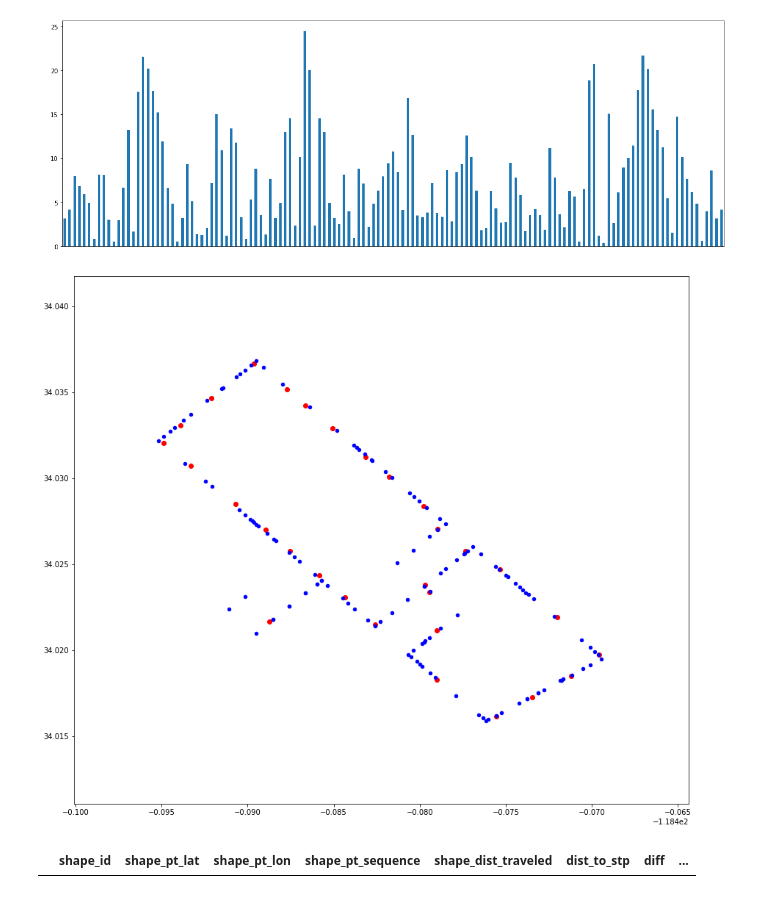
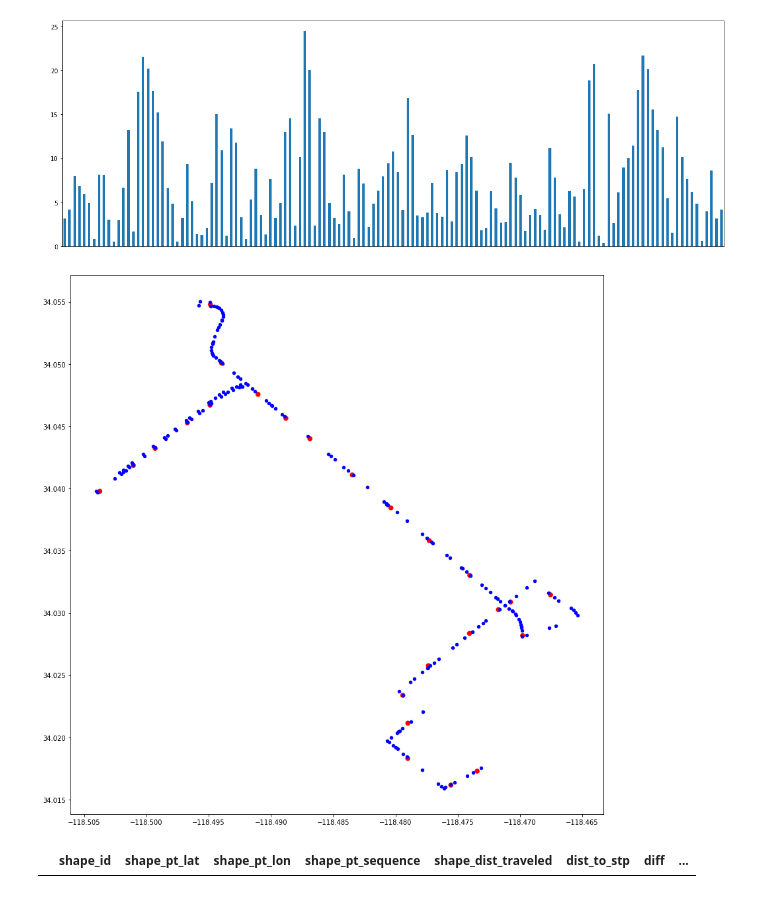
Before and after one commit to dandresen/work-gtfs-qa, a Jupyter notebook: Add-Stop-LatLon-2Shapes-testing.ipynb, the cells around one changed output. Saved outputs shown, nothing was run; the diff lists cells and outputs as text; code cells hidden in the pictures.

Commit message:
Reduced buffer size and added the code to the .py file from the notebook

```diff
--- a/Add-Stop-LatLon-2Shapes-testing.ipynb
+++ b/Add-Stop-LatLon-2Shapes-testing.ipynb
@@ -59,8 +53,9 @@ shapeList = trips.shape_id.unique().tolist()
 
 subShapes = shapes[shapes.shape_id == 24053]
 # subTripsList = trips[trips.shape_id == i].trip_id.unique().tolist()
-subTripsList = trips[singleRoute].trip_id.unique().tolist()
-subTrips = trips[trips.trip_id.isin(subTripsList)]
+# subTripsList = trips[singleRoute].trip_id.unique().tolist()
+subTripsList = trips[trips.trip_id == 788851].trip_id.tolist()
+# subTrips = trips[trips.trip_id.isin(subTripsList)]
 subStopTimesList = stop_times.stop_id[stop_times.trip_id.isin(subTripsList)].tolist()
 subStops = stops[stops.stop_id.isin(subStopTimesList)]
 
@@ -105,12 +100,12 @@ intersect_df.drop(['geometry'],axis=1)
 
 # stop dataframe with a buffer- distance can be adjusted if need be
 stopdf = gpd.GeoDataFrame(subStops, geometry=gpd.points_from_xy(subStops.stop_lon,subStops.stop_lat))
-stopdf['geometry'] = stopdf.geometry.buffer(.00033)
+stopdf['geometry'] = stopdf.geometry.buffer(.000205)
 
 # intersect df based on buffer polygon
 intersect_join = gpd.sjoin(intersect_df,stopdf,how='inner',op='intersects')
 # only keep the records 'keep'
-# intersect_join = intersect_join[(intersect_join.keep == 'keep')]
+intersect_join = intersect_join[(intersect_join.keep == 'keep')]
 
 # create a column to identify the points that were joined
 intersect_join['joined'] = 'sure'
@@ -125,29 +120,28 @@ finalMerge = badMerge[~badMerge.index.duplicated()]
 # finalMerge.loc[finalMerge['keep'] == 'keep', 'shape_pt_lon'] = finalMerge['stop_lon']
 
 # this only works if the alogrithum identified the point as keep, othewise it will just keep the point
-
-finalMerge.loc[finalMerge['joined'] == 'sure', 'shape_pt_lat'] = finalMerge['stop_lat']
-finalMerge.loc[finalMerge['joined'] == 'sure', 'shape_pt_lon'] = finalMerge['stop_lon']
+finalMerge.loc[(finalMerge['joined'] == 'sure') & (finalMerge['keep'] == 'keep'), 'shape_pt_lat'] = finalMerge['stop_lat']
+finalMerge.loc[(finalMerge['joined'] == 'sure' ) & (finalMerge['keep'] == 'keep'), 'shape_pt_lon'] = finalMerge['stop_lon']
 
 
 # round the lat lon
 finalMerge.round({'shape_pt_lat': 6, 'shape_pt_lon': 6})
 
-# drop unwanted columns from the final merge df to create the shapes_NEW.txt
-dropCols = [i for i in range(len(finalMerge.columns)) if i > 4]
-finalMerge.drop(finalMerge.columns[dropCols],axis=1,inplace=True)
+# # drop unwanted columns from the final merge df to create the shapes_NEW.txt
+# dropCols = [i for i in range(len(finalMerge.columns)) if i > 4]
+# finalMerge.drop(finalMerge.columns[dropCols],axis=1,inplace=True)
 # finalMerge.info()
 
 #  print the amount of points that were changed
-changedPoints = finalMerge.shape_pt_lat != subShapes.shape_pt_lat
+changedPoints = finalMerge.shape_pt_lon != subShapes.shape_pt_lon
 percentChanged =  round((len(finalMerge[changedPoints])/len(subShapes) * 100),2)
 
-print('Moved {} ({}%) shape points\n'.format(len(finalMerge[changedPoints]),percentChanged))
+print('Moved {} shape points ({}%)\n'.format(len(finalMerge[changedPoints]),percentChanged))
 
 # data.append(finalMerge)
 
 
 # finalMerge = pd.concat(data)
-finalMerge.info()
+# finalMerge.info()
 save(finalMerge,'shapes')
 # %% [output]
@@ -294,16 +174,18 @@ plt.show()
 # %%
 '''Test map (graph) to look at ALL of the shape points for a route in comparison to stops along the route'''
 # plot the stops (red) and the shape points the script returns (blue)
 # all of the shape points FOR TESTING
 
-allShapePoints = gpd.GeoDataFrame(subShapes, geometry=gpd.points_from_xy(subShapes.shape_pt_lon,subShapes.shape_pt_lat))
+wantedShapes = shapes[shapes.shape_id == 24053]
+allShapePoints = gpd.GeoDataFrame(wantedShapes, geometry=gpd.points_from_xy(wantedShapes.shape_pt_lon,wantedShapes.shape_pt_lat))
 allStopPoints = gpd.GeoDataFrame(subStops, geometry=gpd.points_from_xy(subStops.stop_lon,subStops.stop_lat))
-stopsTest = allStopPoints.plot(figsize=(15,15),color='red', marker='o')
+allStopPoints['geometry'] = stopdf.geometry.buffer(.00020)
+stopsTest = allStopPoints.plot(figsize=(15,15),color='red')
 # allShapePoints.plot(figsize=(15,15),color='blue')
 allShapePoints.plot(ax=stopsTest, color='blue',marker='o',markersize=20)
 plt.show()
 # %% [output]
-[figure, old version]
+[figure, new version]
 # %%
 keepOnly = finalMerge[(finalMerge.keep == 'keep')]
 keepOnly[keepOnly.dummy == '0']
```
Also changed, not shown: parts of 7 cells of this notebook, 5 other files.
